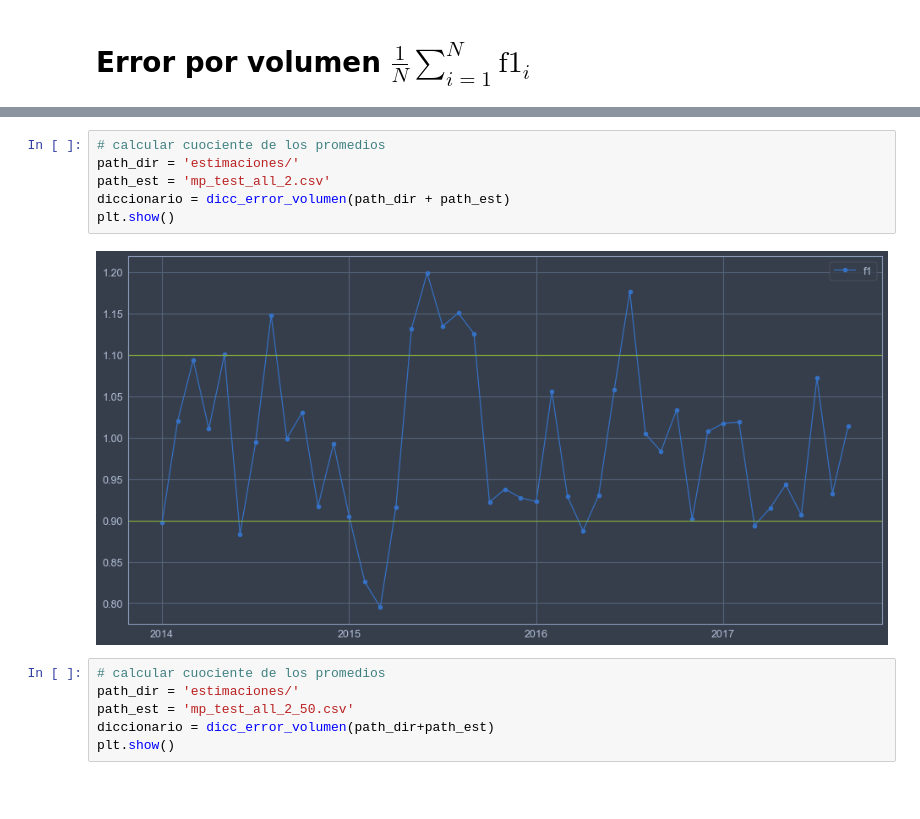
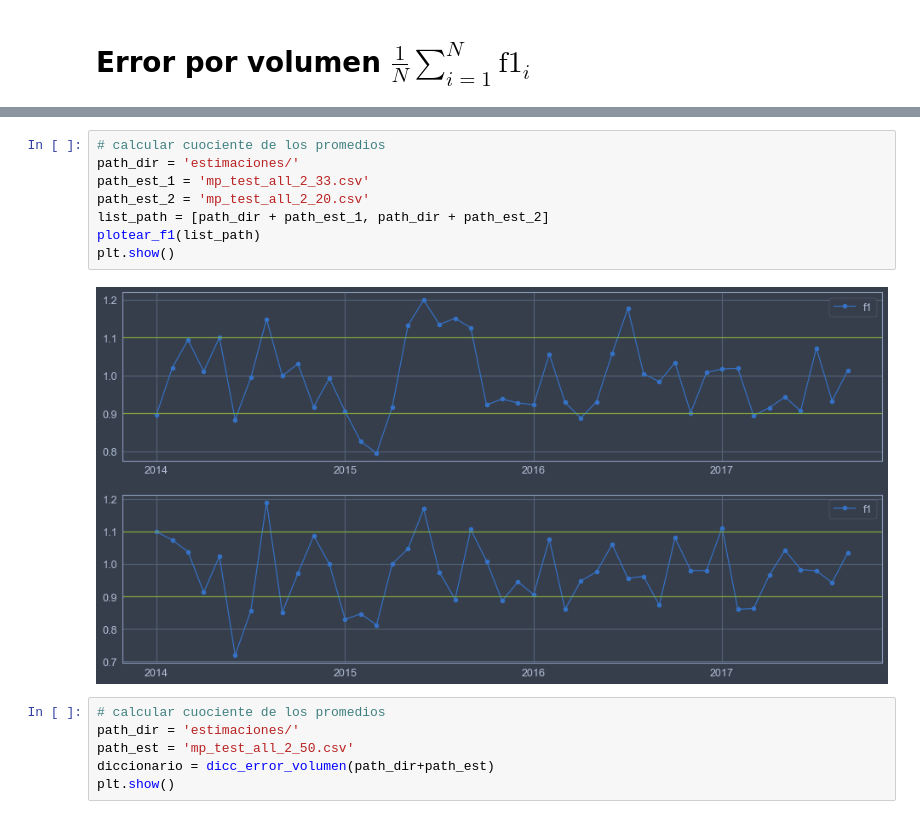
Before and after one commit to jpmerlet/gp_spc, a Jupyter notebook: code_git/f1_gp_ok.ipynb, the cells around one changed output, grey strips where cells are left out. Drawn from its saved outputs; the diff is of its cells as text; blank space fills up the shorter version.

```diff
--- a/code_git/f1_gp_ok.ipynb
+++ b/code_git/f1_gp_ok.ipynb
@@ -106,11 +194,13 @@ def _plot_f1(dicc, years):
 # %%
 # calcular cuociente de los promedios
 path_dir = 'estimaciones/'
-path_est = 'mp_test_all_2.csv'
-diccionario = dicc_error_volumen(path_dir + path_est)
+path_est_1 = 'mp_test_all_2_33.csv'
+path_est_2 = 'mp_test_all_2_20.csv'
+list_path = [path_dir + path_est_1, path_dir + path_est_2]
+plotear_f1(list_path)
 plt.show()
 # %% [output]
-[figure, old version]
+[figure, new version]
 # %%
 # calcular cuociente de los promedios
 path_dir = 'estimaciones/'
```
Also changed, not shown: parts of 2 cells of this notebook.
